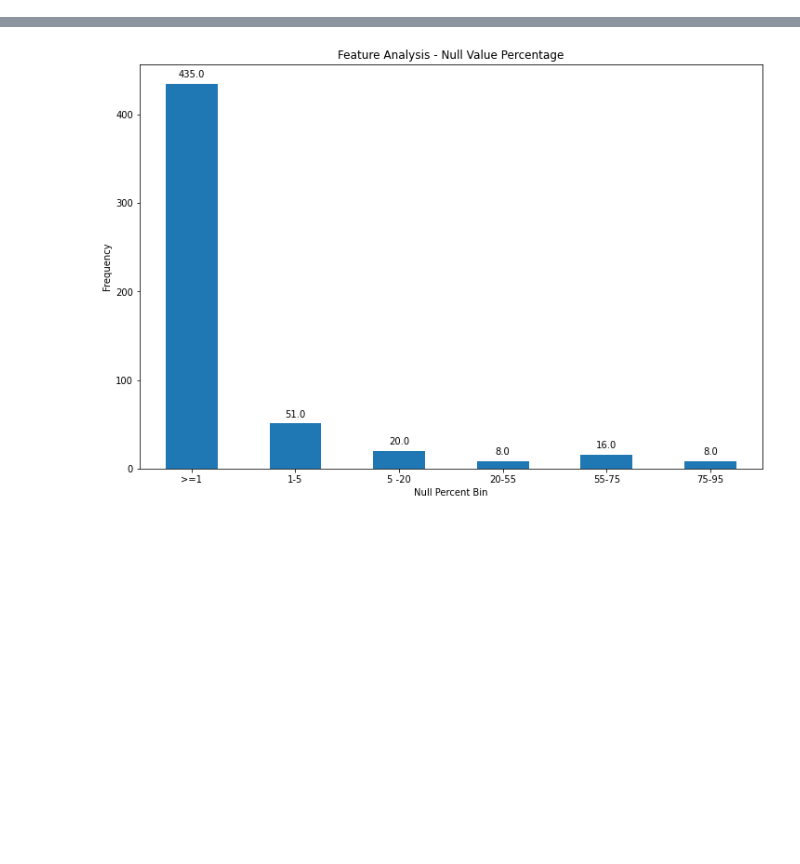
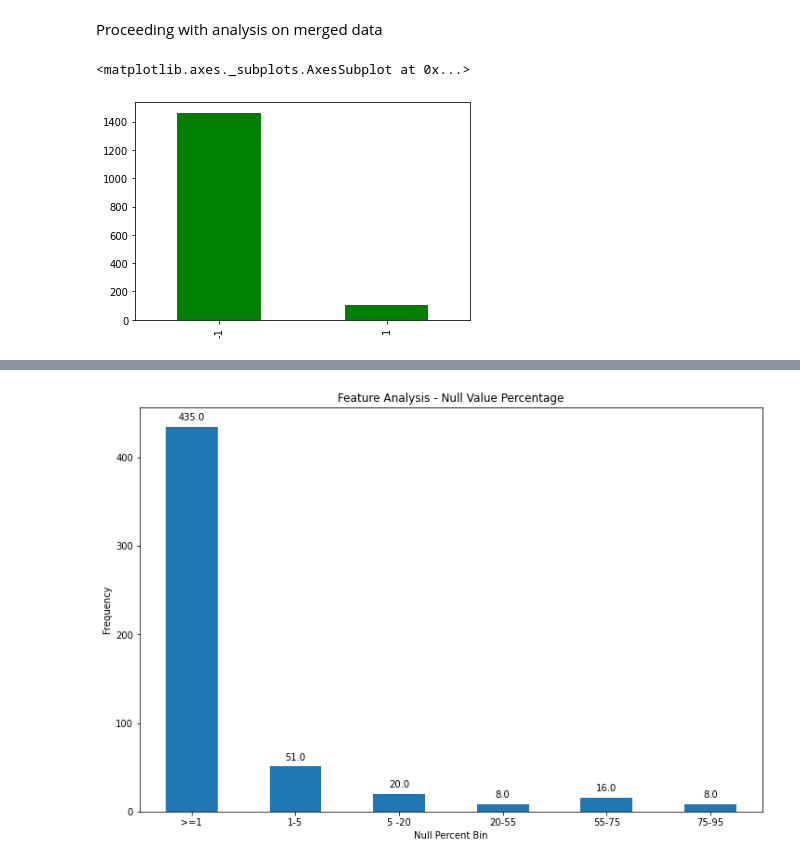
Before and after one commit to hinatanvir/Fault-Detection-SECOM, a Jupyter notebook: EDA.ipynb, the cells around one changed output, grey strips where cells are left out. Saved outputs shown, nothing was run; the diff lists cells and outputs as text; code cells hidden in the pictures; blank space fills up the shorter version.

```diff
--- a/EDA.ipynb
+++ b/EDA.ipynb
@@ -69,0 +71,3 @@ label.to_csv('label.csv')
+# %%
+# merge the data
+merge_data= pd.concat([data,label],axis=1)
@@ -112,0 +153,2 @@ result1
+# %% [markdown]
+Proceeding with analysis on merged data
@@ -112,0 +158,5 @@ result1
+# %%
+merge_data['status'].value_counts().plot(kind = 'bar',color='green')# 1463 pass , 104 fail
+# %% [output]
+<matplotlib.axes._subplots.AxesSubplot at 0x...>
+[figure, added]
```
Also changed, not shown: parts of 49 cells of this notebook.
